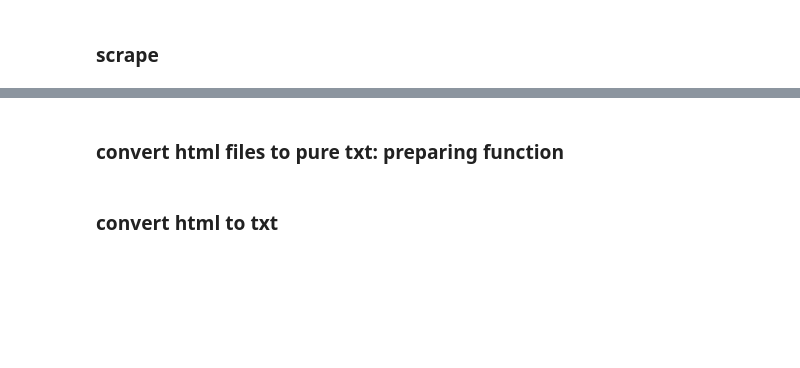
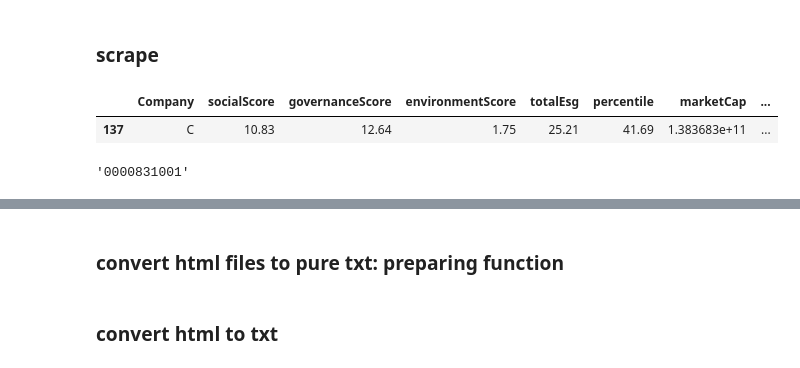
Before and after one commit to mbinkhaled/esg_nlp, a Jupyter notebook: 1. scraper.ipynb, the cells around one changed output, grey strips where cells are left out. Saved outputs shown, nothing was run; the diff lists cells and outputs as text; code cells hidden in the pictures; blank space fills up the shorter version.

```diff
--- a/1. scraper.ipynb
+++ b/1. scraper.ipynb
@@ -481,3 +486,10 @@ ticker_cik_sample
 ### scrape
 # %%
 import time
+# %%
+df_esg_score = pd.read_excel("data/esg_score.xlsx", sheet_name = "data")
+# %%
+df_esg_score[df_esg_score["Company"] == "C"]
+# %% [output]
+|  | Company | socialScore | governanceScore | environmentScore | totalEsg | percentile | marketCap | ... |
+| 137 | C | 10.83 | 12.64 | 1.75 | 25.21 | 41.69 | 1.383683e+11 | ... |
@@ -483,0 +507,4 @@ import time
+# %%
+ticker_cik_df[ticker_cik_df.ticker == "C"]["cik"].values[0]
+# %% [output]
+'0000831001'
```
Also changed, not shown: parts of 10 cells of this notebook.
